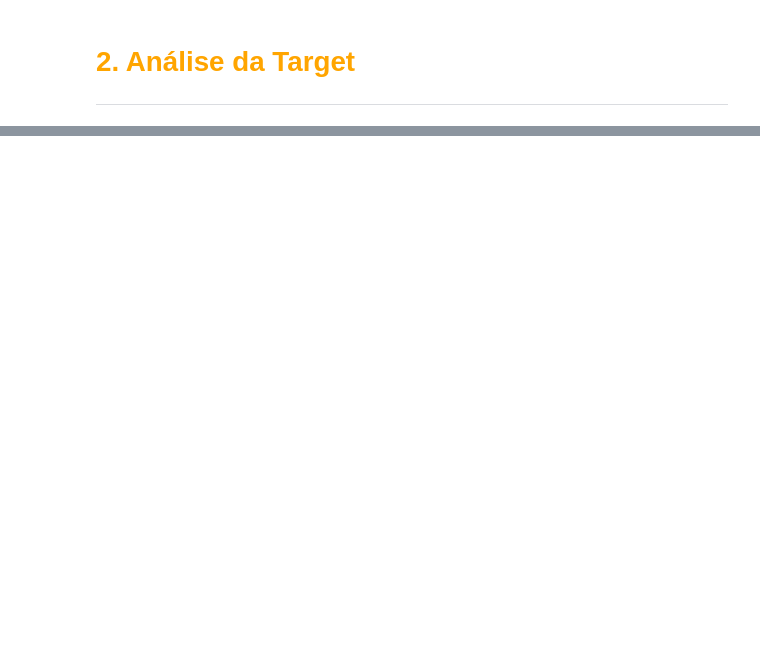
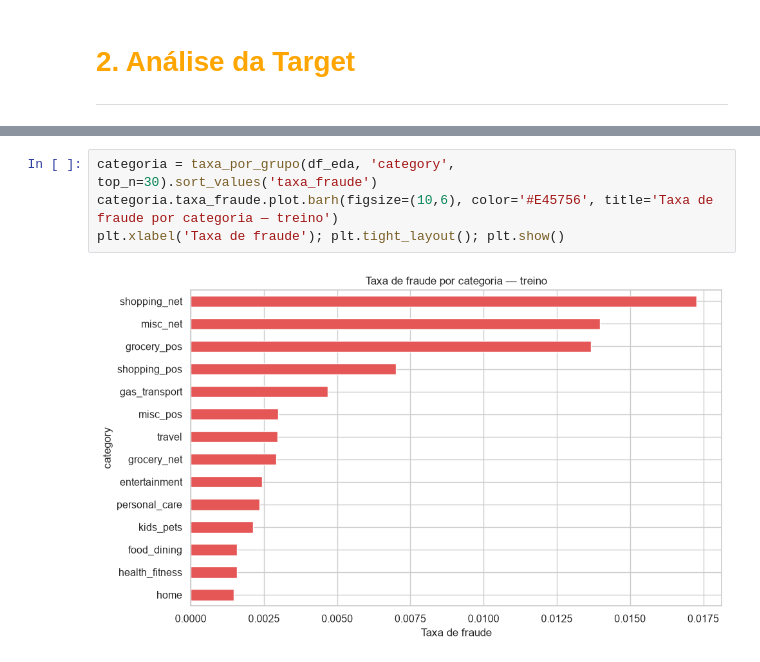
Before and after one commit to leonardovargas10/Modelo_Deteccao_Fraude, a Jupyter notebook: Modelo_Deteccao_Fraude.ipynb, the cells around one changed output, grey strips where cells are left out. Drawn from its saved outputs; the diff is of its cells as text; blank space fills up the shorter version.

```diff
--- a/Modelo_Deteccao_Fraude.ipynb
+++ b/Modelo_Deteccao_Fraude.ipynb
@@ -1875,0 +493,6 @@ Modelo de risk_transaction Treinado e Salvo com Sucesso!
+# %%
+categoria = taxa_por_grupo(df_eda, 'category', top_n=30).sort_values('taxa_fraude')
+categoria.taxa_fraude.plot.barh(figsize=(10,6), color='#E45756', title='Taxa de fraude por categoria — treino')
+plt.xlabel('Taxa de fraude'); plt.tight_layout(); plt.show()
+# %% [output]
+[figure, added]
```
Also changed, not shown: parts of 108 cells of this notebook, 8 other files.
